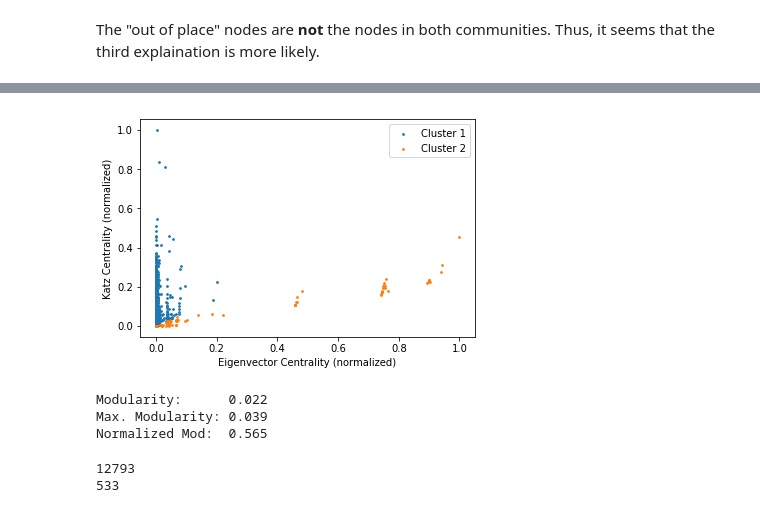
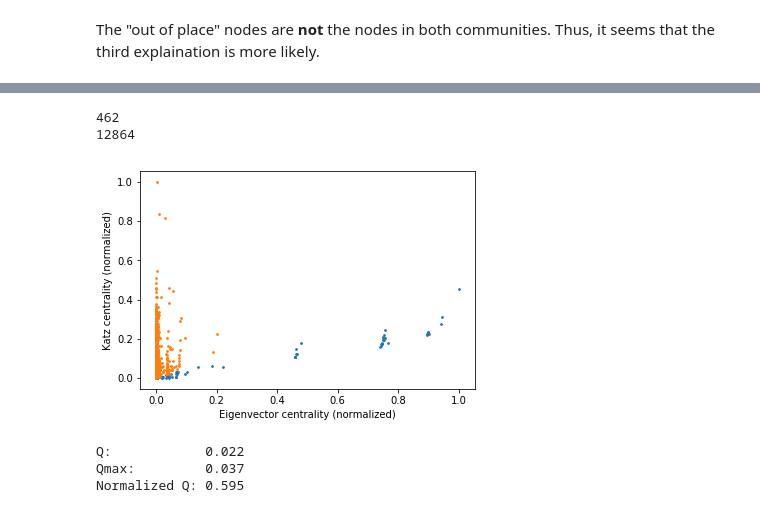
Before and after one commit to markditsworth/ModularityStudy, a Jupyter notebook: DBLP.ipynb, the cells around one changed output, grey strips where cells are left out. Drawn from its saved outputs; the diff is of its cells as text; code cells hidden in the pictures.

```diff
--- a/DBLP.ipynb
+++ b/DBLP.ipynb
@@ -276,45 +321,28 @@ labels = cluster.labels_
-# %%
-for x in [0,1]:
-    idx = np.where(labels==x)[0]
-    plt.scatter(evc_[idx],kc_[idx],s=3,label='Cluster %d'%(x+1))
-plt.legend()
-#plt.gca().set_xscale('log')
-#plt.gca().set_yscale('log')
-#plt.gca().set_xlim([1e-20,1])
-#plt.gca().set_ylim([1e-20,1])
-plt.xlabel('Eigenvector Centrality (normalized)')
-plt.ylabel('Katz Centrality (normalized)')
-plt.show()
-# %% [output]
-[figure, removed]
-# %%
-C = {}
-for x in [0,1]:
-    C[x] = [G.node_object(i) for i in np.where(labels==x)[0]]
-
-Q = zen.algorithms.modularity(G,C)
-
-# Maximum Modularity
-count=0.0
-for e in G.edges():
-    n1 = G.node_idx(e[0])
-    n2 = G.node_idx(e[1])
-    if labels[n1] == labels[n2]:
-        count += 1
-same = count / G.num_edges
-rand = same - Q
-qmax = 1 - rand
-
-print 'Modularity:      %.3f'%Q
-print 'Max. Modularity: %.3f'%qmax
-print 'Normalized Mod:  %.3f'%(Q/qmax)
-# %% [output]
-Modularity:      0.022
-Max. Modularity: 0.039
-Normalized Mod:  0.565
-# %%
-for x in C:
-    print len(C[x])
-# %% [output]
-12793
-533
+# %%
+for c in clusters:
+    print len(c)
+    plt.scatter(evc_[c],kc_[c],s=3)
+plt.xlabel('Eigenvector centrality (normalized)')
+plt.ylabel('Katz centrality (normalized)')
+plt.show()
+# %% [output]
+462
+12864
+[figure, added]
+# %%
+ClassDict = {}
+for i,c in enumerate(clusters):
+    ClassDict[i] = [G.node_object(x) for x in c]
+
+ClassList = np.zeros(G.num_nodes)
+for i,c in enumerate(clusters):
+    ClassList[c]=i
+
+q,qmax = modularity(G,ClassDict,ClassList)
+print 'Q:            %.3f'%q
+print 'Qmax:         %.3f'%qmax
+print 'Normalized Q: %.3f'%(q/qmax)
+# %% [output]
+Q:            0.022
+Qmax:         0.037
+Normalized Q: 0.595
```
Also changed, not shown: parts of 10 cells of this notebook, 6 other files.
